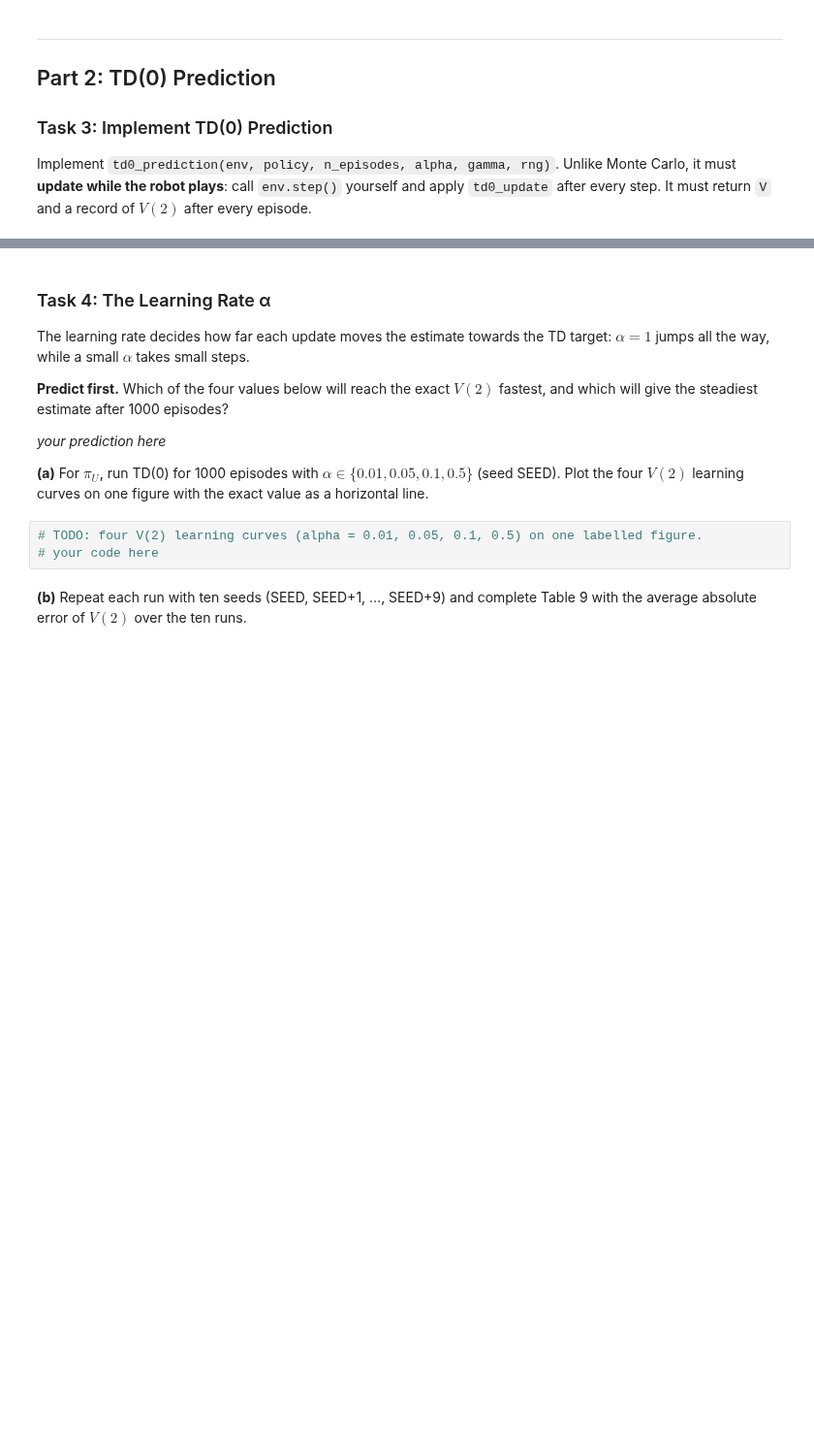
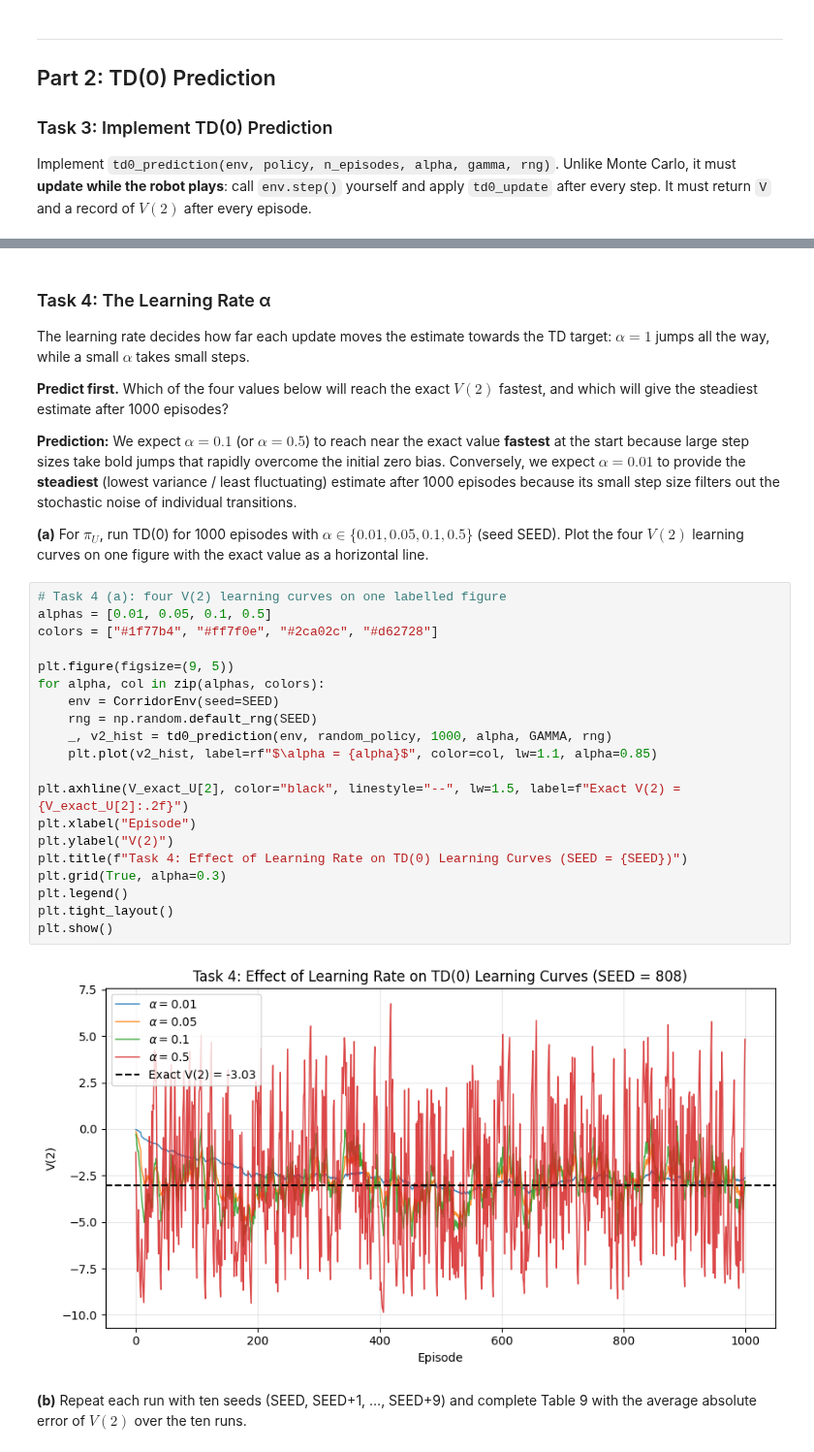
Before and after one commit to SikandarHussain6858/RL_labs, a Jupyter notebook: RL_Lab_8_Starter_Notebook.ipynb, the cells around one changed output, grey strips where cells are left out. Shown at 97% size. Cells and saved outputs as stored; diff of their text form; blank space fills up the shorter version.

```diff
--- a/RL_Lab_8_Starter_Notebook.ipynb
+++ b/RL_Lab_8_Starter_Notebook.ipynb
@@ -385,12 +524,31 @@ The learning rate decides how far each update moves the estimate towards the TD
 
 **Predict first.** Which of the four values below will reach the exact $V(2)$ fastest, and which will give the steadiest estimate after 1000 episodes?
 
-*your prediction here*
+**Prediction:** We expect $\alpha = 0.1$ (or $\alpha = 0.5$) to reach near the exact value **fastest** at the start because large step sizes take bold jumps that rapidly overcome the initial zero bias. Conversely, we expect $\alpha = 0.01$ to provide the **steadiest** (lowest variance / least fluctuating) estimate after 1000 episodes because its small step size filters out the stochastic noise of individual transitions.
 
 **(a)** For $\pi_U$, run TD(0) for 1000 episodes with $\alpha \in \{0.01, 0.05, 0.1, 0.5\}$ (seed SEED). Plot the four $V(2)$ learning curves on one figure with the exact value as a horizontal line.
 # %%
-# TODO: four V(2) learning curves (alpha = 0.01, 0.05, 0.1, 0.5) on one labelled figure.
-# your code here
+# Task 4 (a): four V(2) learning curves on one labelled figure
+alphas = [0.01, 0.05, 0.1, 0.5]
+colors = ["#1f77b4", "#ff7f0e", "#2ca02c", "#d62728"]
+
+plt.figure(figsize=(9, 5))
+for alpha, col in zip(alphas, colors):
+    env = CorridorEnv(seed=SEED)
+    rng = np.random.default_rng(SEED)
+    _, v2_hist = td0_prediction(env, random_policy, 1000, alpha, GAMMA, rng)
+    plt.plot(v2_hist, label=rf"$\alpha = {alpha}$", color=col, lw=1.1, alpha=0.85)
+
+plt.axhline(V_exact_U[2], color="black", linestyle="--", lw=1.5, label=f"Exact V(2) = {V_exact_U[2]:.2f}")
+plt.xlabel("Episode")
+plt.ylabel("V(2)")
+plt.title(f"Task 4: Effect of Learning Rate on TD(0) Learning Curves (SEED = {SEED})")
+plt.grid(True, alpha=0.3)
+plt.legend()
+plt.tight_layout()
+plt.show()
+# %% [output]
+[figure, added]
 # %% [markdown]
 **(b)** Repeat each run with ten seeds (SEED, SEED+1, …, SEED+9) and complete Table 9 with the average absolute error of $V(2)$ over the ten runs.
 # %%
```
Also changed, not shown: parts of 25 cells of this notebook.
